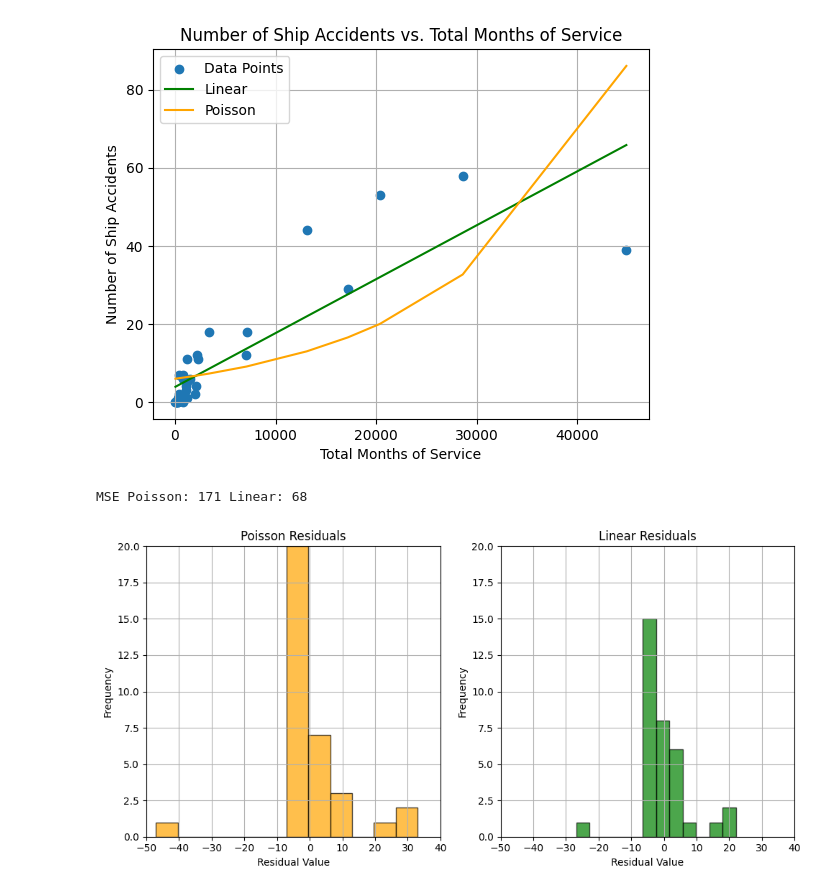
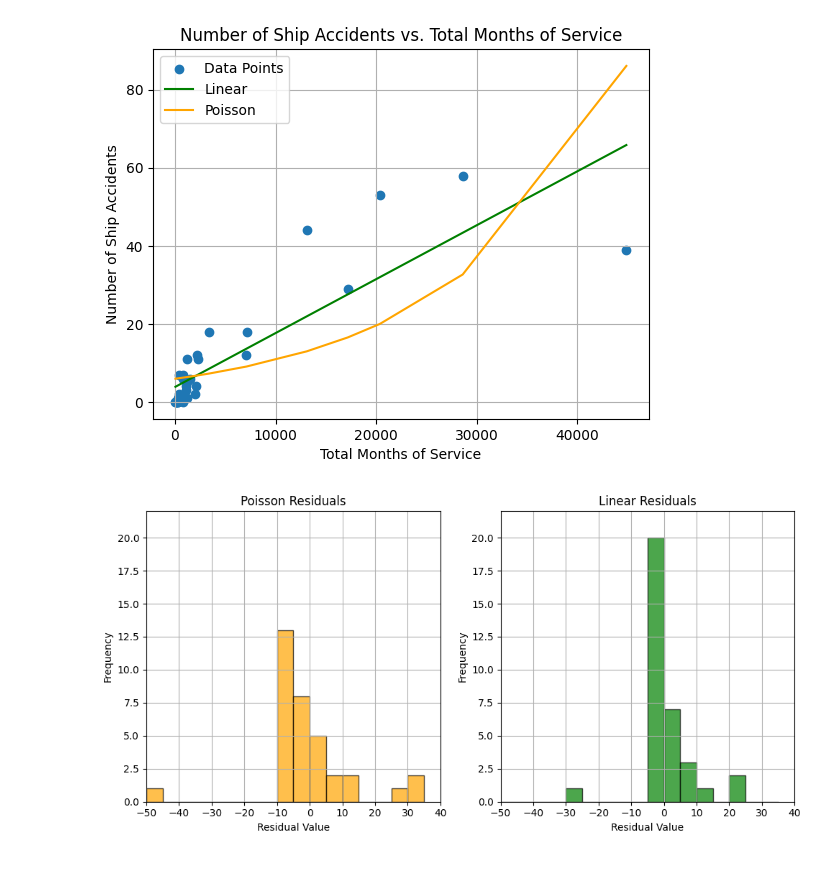
Before and after one commit to jh85/glm, a Jupyter notebook: ship_accident.ipynb, the cells around one changed output. Drawn from its saved outputs; the diff is of its cells as text; code cells hidden in the pictures.

```diff
--- a/ship_accident.ipynb
+++ b/ship_accident.ipynb
@@ -2,6 +2,7 @@
 import pandas as pd
 import numpy as np
 import matplotlib.pyplot as plt
+import seaborn as sns
 import statsmodels.api as sm
 from sklearn.metrics import mean_squared_error
 from sklearn.linear_model import LinearRegression
@@ -9,57 +10,81 @@ from sklearn.linear_model import LinearRegression
 def plot_residuals(residuals_poisson, residuals_linear):
     plt.figure(figsize=(10, 5))
 
+    # Define bins for both histograms
+    # 18 bins from -50 to 40
+    bins = np.linspace(-50, 40, 18, endpoint=False)
+
     # Poisson Residuals
     plt.subplot(1, 2, 1)
-    plt.hist(residuals_poisson, bins=12, color="orange", edgecolor="black", alpha=0.7)
+    plt.hist(residuals_poisson, bins=bins, color="orange", edgecolor="black", alpha=0.7)
     plt.title("Poisson Residuals")
     plt.xlabel("Residual Value")
     plt.ylabel("Frequency")
     plt.xlim(-50, 40)
-    plt.ylim(0, 20)
+    plt.ylim(0, 22)
     plt.grid()
 
     # Linear Residuals
     plt.subplot(1, 2, 2)
-    plt.hist(residuals_linear, bins=12, color="green", edgecolor="black", alpha=0.7)
+    plt.hist(residuals_linear, bins=bins, color="green", edgecolor="black", alpha=0.7)
     plt.title("Linear Residuals")
     plt.xlabel("Residual Value")
     plt.ylabel("Frequency")
     plt.xlim(-50, 40)
-    plt.ylim(0, 20)
+    plt.ylim(0, 22)
     plt.grid()
 
     plt.tight_layout()
     plt.show()
 
-def main():
+def load_data():
     url = "https://raw.githubusercontent.com/jh85/glm/refs/heads/main/ship_accident.txt"
     df = pd.read_csv(url, sep=r"\s+")
 
-    # drop rows containing non-numerical data, and convert Months and Acc to float
+    # Filter out rows with non-numeric values (e.g., dots) in the Months column
+    # Convert the Months and Acc columns to float for further analysis
     df = df[pd.to_numeric(df["Months"], errors="coerce").notnull()]
     df["Months"] = df["Months"].astype(float)
     df["Acc"] = df["Acc"].astype(float)
+    return df
 
+def main():
+    df = load_data()
     x = df.Months.to_numpy()
     y = df.Acc.to_numpy()
 
+    # Poisson Regression
     glm_x = sm.add_constant(x)
     poisson_model = sm.GLM(y, glm_x, family=sm.families.Poisson())
     poisson_results = poisson_model.fit()
+    # Sort x to ensure smooth and ordered plotting of regression lines
+    x_sorted = np.sort(x)
+    x_sorted_glm = sm.add_constant(x_sorted)
+    y_poisson = poisson_model.predict(poisson_results.params, exog=x_sorted_glm)
+
+    # Linear Regression
+    glm_x = sm.add_constant(x)
+    linear_model = sm.GLM(y, glm_x, family=sm.families.Gaussian())
+    linear_results = linear_model.fit()
+    x_sorted = np.sort(x)
+    x_sorted_glm = sm.add_constant(x_sorted)
+    y_linear = linear_model.predict(linear_results.params, exog=x_sorted_glm)
+
+    # Alternative: Linear regression using sklearn's LinearRegression
+    # linear_model = LinearRegression()
+    # linear_model.fit(x.reshape(-1,1),y)
+    # y_linear  = linear_model.predict(x_sorted.reshape(-1,1))
+    # y_pred_linear = linear_model.predict(x.reshape(-1,1))
+
+    # Compare the Mean Squared Error (MSE) of Poisson and Linear models to evaluate performance
+    y_pred_poisson = poisson_model.predict(poisson_results.params, exog=glm_x)
+    y_pred_linear = linear_model.predict(linear_results.params, exog=glm_x)
+    mse_poisson = mean_squared_error(y, y_pred_poisson)
+    mse_linear = mean_squared_error(y, y_pred_linear)
+
     print(poisson_results.summary())
-
-    def fitted_poisson_line(x):
-        #      np.exp(1.7811                    + 5.959e-5                  * x)
-        return np.exp(poisson_results.params[0] + poisson_results.params[1] * x)
-
-    # plt.plot() requires sorted inputs
-    x_sorted = np.sort(x)
-    y_poisson = fitted_poisson_line(x_sorted)
-
-    linear_model = LinearRegression()
-    linear_model.fit(x.reshape(-1,1),y)
-    y_linear  = linear_model.predict(x_sorted.reshape(-1,1))
+    print(linear_results.summary())
+    print(f"MSE Poisson: {round(mse_poisson)} Linear: {round(mse_linear)}")
 
     plt.scatter(x, y, label="Data Points")
     plt.plot(x_sorted, y_linear, color="green", label="Linear")
@@ -71,14 +96,7 @@ def main():
     plt.title("Number of Ship Accidents vs. Total Months of Service")
     plt.show()
 
-    # compare MSE to see which model is better.
-    y_pred_poisson = fitted_poisson_line(x)
-    y_pred_linear = linear_model.predict(x.reshape(-1,1))
-    mse_poisson = mean_squared_error(y, y_pred_poisson)
-    mse_linear = mean_squared_error(y, y_pred_linear)
-    print(f"MSE Poisson: {round(mse_poisson)} Linear: {round(mse_linear)}")
-
-    # check the residuals of each regression
+    # Analyze the residuals from each model to understand differences in fit
     residuals_poisson = y - y_pred_poisson
     residuals_linear = y - y_pred_linear
     plot_residuals(residuals_poisson, residuals_linear)
@@ -105,3 +123,2 @@ x1          5.959e-05   2.92e-06     20.398      0.000    5.39e-05    6.53e-05
 [figure]
-MSE Poisson: 171 Linear: 68
-[figure, old version]
+[figure, new version]
```
Also changed, not shown: parts of 1 cell of this notebook.
